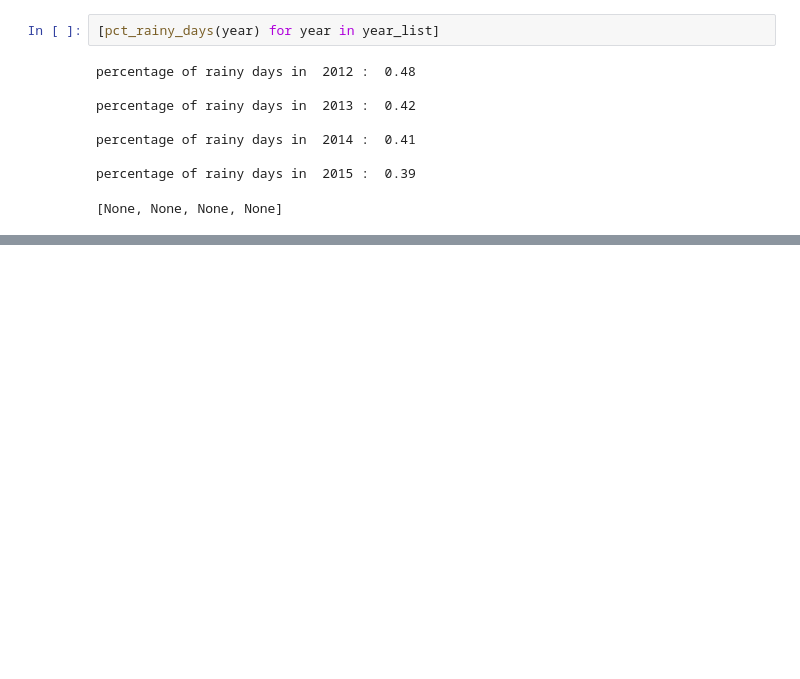
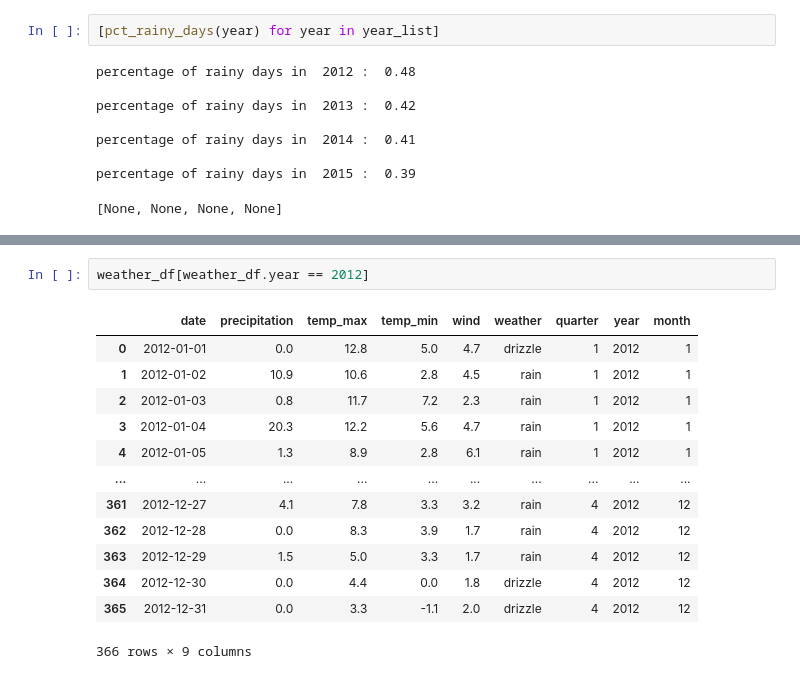
Before and after one commit to Ken-Alviola/spark_exercises, a Jupyter notebook: spark101.ipynb, the cells around one changed output, grey strips where cells are left out. Drawn from its saved outputs; the diff is of its cells as text; blank space fills up the shorter version.

```diff
--- a/spark101.ipynb
+++ b/spark101.ipynb
@@ -559,0 +578,16 @@ percentage of rainy days in  2015 :  0.39
+# %%
+weather_df[weather_df.year == 2012]
+# %% [output]
+|  | date | precipitation | temp_max | temp_min | wind | weather | quarter | year | month |
+| 0 | 2012-01-01 | 0.0 | 12.8 | 5.0 | 4.7 | drizzle | 1 | 2012 | 1 |
+| 1 | 2012-01-02 | 10.9 | 10.6 | 2.8 | 4.5 | rain | 1 | 2012 | 1 |
+| 2 | 2012-01-03 | 0.8 | 11.7 | 7.2 | 2.3 | rain | 1 | 2012 | 1 |
+| 3 | 2012-01-04 | 20.3 | 12.2 | 5.6 | 4.7 | rain | 1 | 2012 | 1 |
+| 4 | 2012-01-05 | 1.3 | 8.9 | 2.8 | 6.1 | rain | 1 | 2012 | 1 |
+| ... | ... | ... | ... | ... | ... | ... | ... | ... | ... |
+| 361 | 2012-12-27 | 4.1 | 7.8 | 3.3 | 3.2 | rain | 4 | 2012 | 12 |
+| 362 | 2012-12-28 | 0.0 | 8.3 | 3.9 | 1.7 | rain | 4 | 2012 | 12 |
+| 363 | 2012-12-29 | 1.5 | 5.0 | 3.3 | 1.7 | rain | 4 | 2012 | 12 |
+| 364 | 2012-12-30 | 0.0 | 4.4 | 0.0 | 1.8 | drizzle | 4 | 2012 | 12 |
+| 365 | 2012-12-31 | 0.0 | 3.3 | -1.1 | 2.0 | drizzle | 4 | 2012 | 12 |
+366 rows × 9 columns
```
Also changed, not shown: parts of 2 cells of this notebook.
